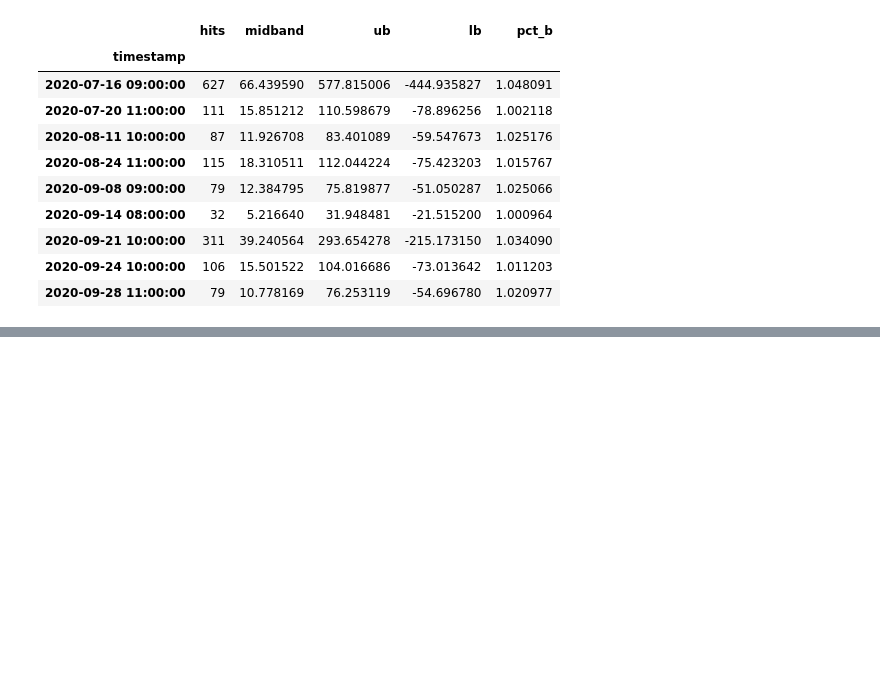
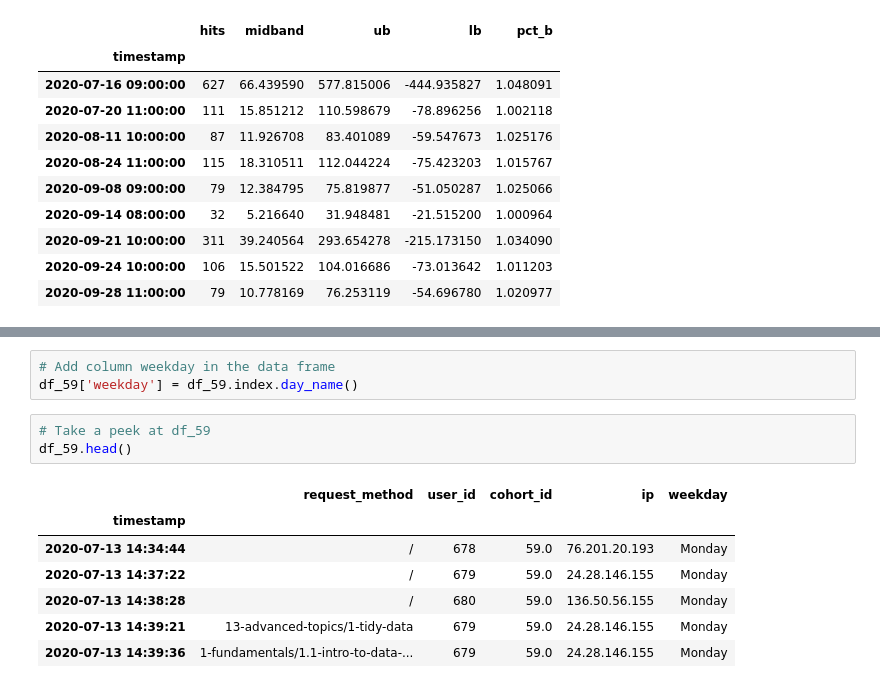
Before and after one commit to Yongliang-Shi/anomaly-detection-exercises, a Jupyter notebook: time_series_anomaly_detection.ipynb, the cells around one changed output, grey strips where cells are left out. Drawn from its saved outputs; the diff is of its cells as text; blank space fills up the shorter version.

```diff
--- a/time_series_anomaly_detection.ipynb
+++ b/time_series_anomaly_detection.ipynb
@@ -758,0 +809,14 @@ train[train['pct_b']>1]
+# %%
+# Add column weekday in the data frame
+df_59['weekday'] = df_59.index.day_name()
+# %%
+# Take a peek at df_59
+df_59.head()
+# %% [output]
+|  | request_method | user_id | cohort_id | ip | weekday |
+| timestamp |  |  |  |  |  |
+| 2020-07-13 14:34:44 | / | 678 | 59.0 | 76.201.20.193 | Monday |
+| 2020-07-13 14:37:22 | / | 679 | 59.0 | 24.28.146.155 | Monday |
+| 2020-07-13 14:38:28 | / | 680 | 59.0 | 136.50.56.155 | Monday |
+| 2020-07-13 14:39:21 | 13-advanced-topics/1-tidy-data | 679 | 59.0 | 24.28.146.155 | Monday |
+| 2020-07-13 14:39:36 | 1-fundamentals/1.1-intro-to-data-... | 679 | 59.0 | 24.28.146.155 | Monday |
```
Also changed, not shown: parts of 12 cells of this notebook.
